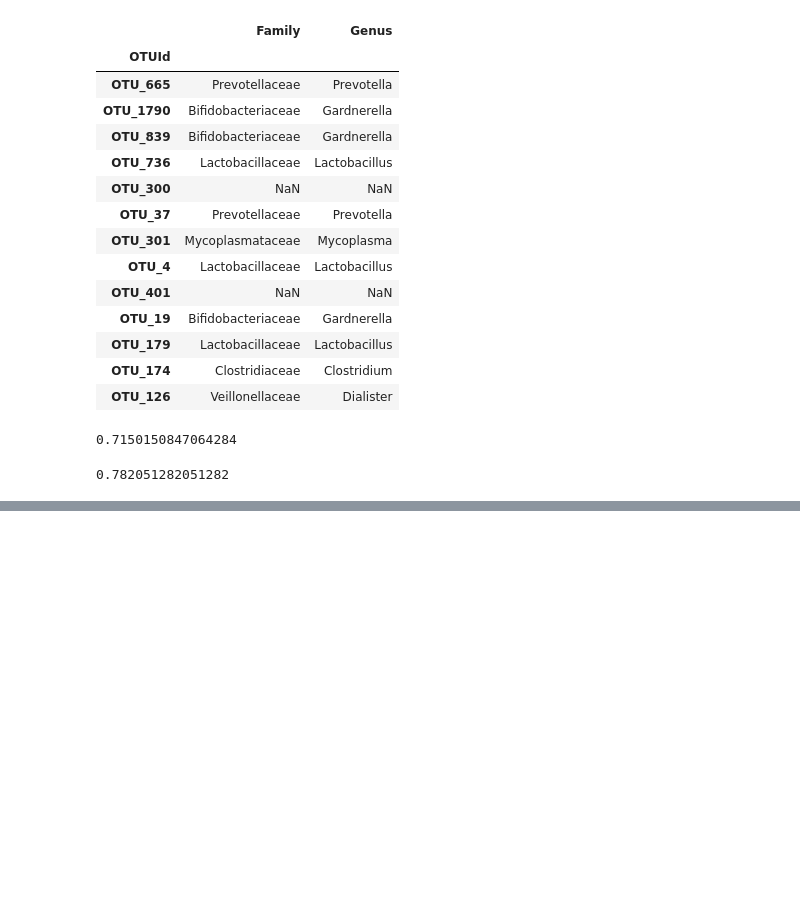
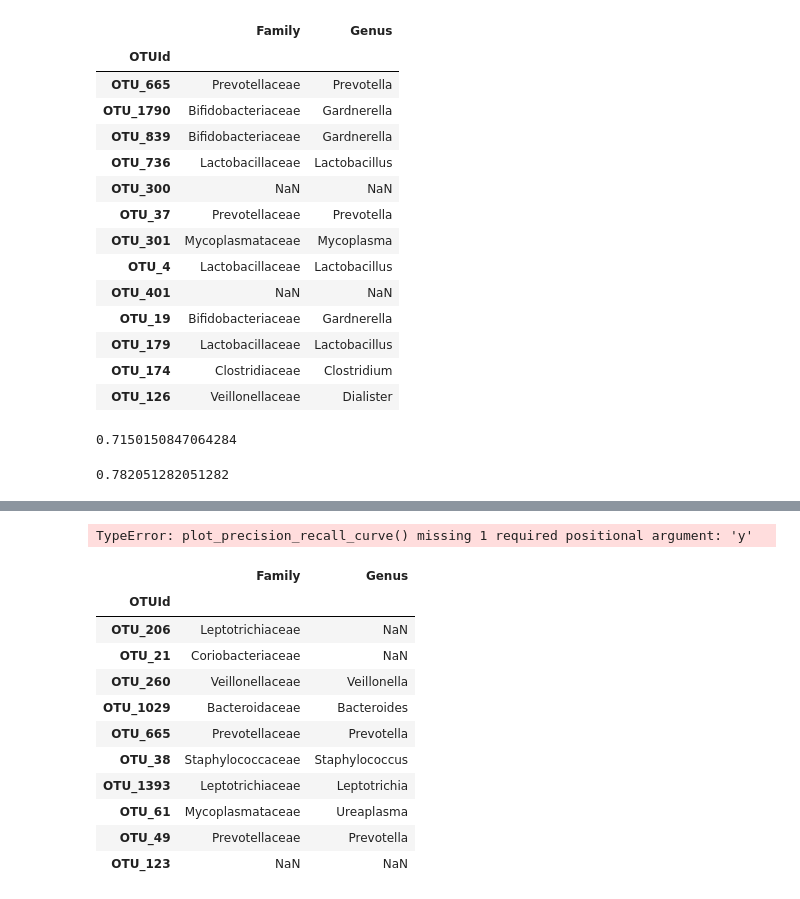
Before and after one commit to annabelng/microbiome, a Jupyter notebook: Training.ipynb, the cells around one changed output, grey strips where cells are left out. Drawn from its saved outputs; the diff is of its cells as text; code cells hidden in the pictures; blank space fills up the shorter version.

```diff
--- a/Training.ipynb
+++ b/Training.ipynb
@@ -436,0 +443,19 @@ print(auc)
+# %%
+metrics.plot_precision_recall_curve(y_test, y_pred_dectree)
+# %% [output]
+TypeError: plot_precision_recall_curve() missing 1 required positional argument: 'y'
+# %%
+bacteria
+# %% [output]
+|  | Family | Genus |
+| OTUId |  |  |
+| OTU_206 | Leptotrichiaceae | NaN |
+| OTU_21 | Coriobacteriaceae | NaN |
+| OTU_260 | Veillonellaceae | Veillonella |
+| OTU_1029 | Bacteroidaceae | Bacteroides |
+| OTU_665 | Prevotellaceae | Prevotella |
+| OTU_38 | Staphylococcaceae | Staphylococcus |
+| OTU_1393 | Leptotrichiaceae | Leptotrichia |
+| OTU_61 | Mycoplasmataceae | Ureaplasma |
+| OTU_49 | Prevotellaceae | Prevotella |
+| OTU_123 | NaN | NaN |
```
Also changed, not shown: parts of 5 cells of this notebook, 2 other files.
